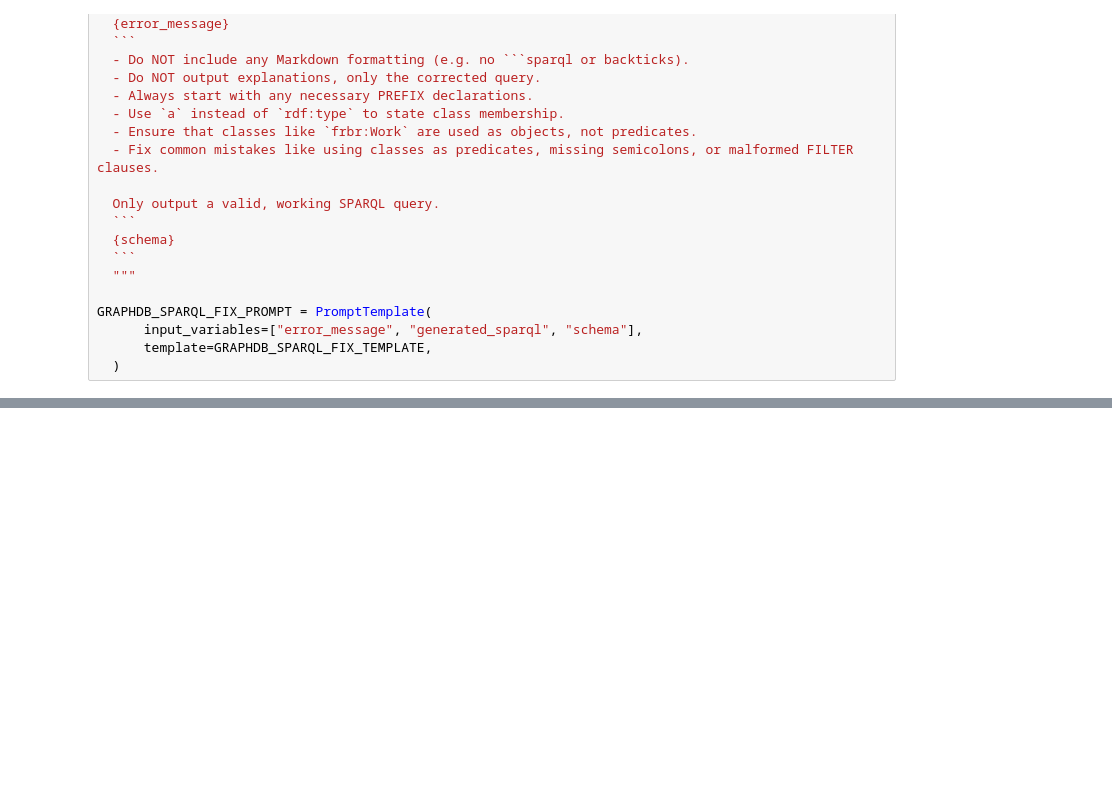
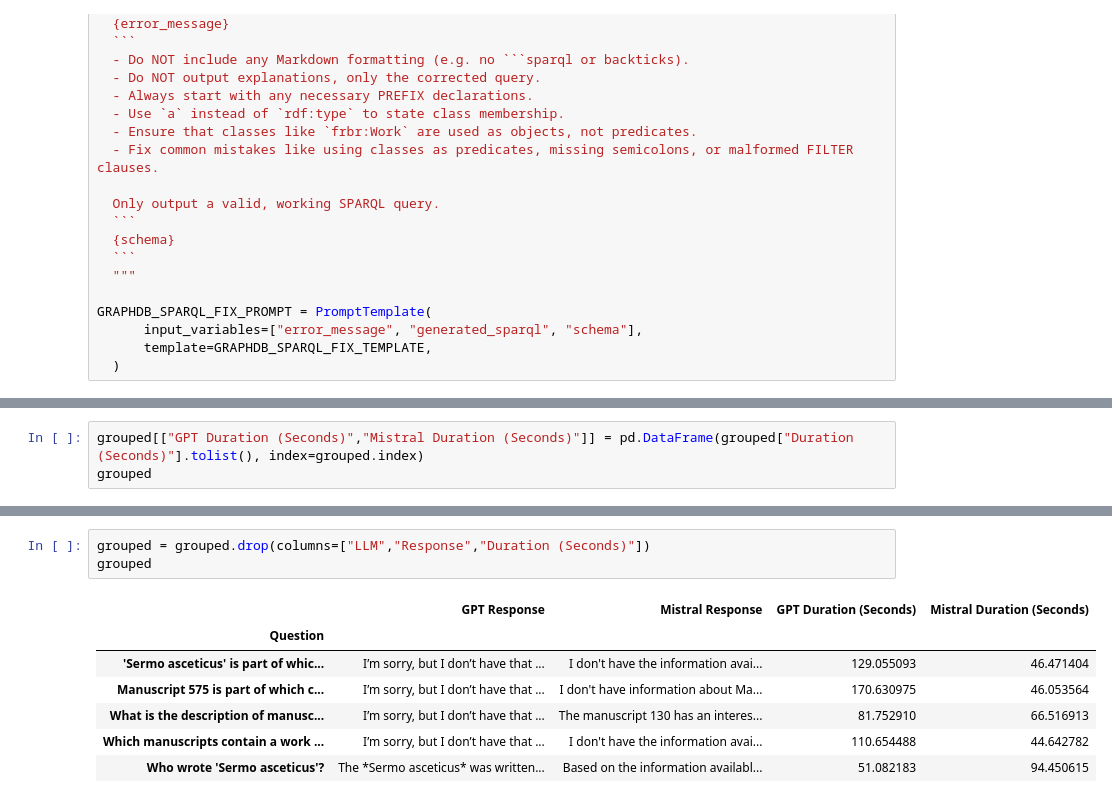
Before and after one commit to sjhuskey/coptic_metadata_viewer, a Jupyter notebook: llm-test.ipynb, the cells around one changed output, grey strips where cells are left out. Drawn from its saved outputs; the diff is of its cells as text; blank space fills up the shorter version.

```diff
--- a/llm-test.ipynb
+++ b/llm-test.ipynb
@@ -277,0 +339,3 @@ TypeError: LLMRouter.invoke() got an unexpected keyword argument 'stop'
+# %%
+grouped[["GPT Duration (Seconds)","Mistral Duration (Seconds)"]] = pd.DataFrame(grouped["Duration (Seconds)"].tolist(), index=grouped.index)
+grouped
@@ -277,0 +350,11 @@ TypeError: LLMRouter.invoke() got an unexpected keyword argument 'stop'
+# %%
+grouped = grouped.drop(columns=["LLM","Response","Duration (Seconds)"])
+grouped
+# %% [output]
+|  | GPT Response | Mistral Response | GPT Duration (Seconds) | Mistral Duration (Seconds) |
+| Question |  |  |  |  |
+| 'Sermo asceticus' is part of whic... | I’m sorry, but I don’t have that ... | I don't have the information avai... | 129.055093 | 46.471404 |
+| Manuscript 575 is part of which c... | I’m sorry, but I don’t have that ... | I don't have information about Ma... | 170.630975 | 46.053564 |
+| What is the description of manusc... | I’m sorry, but I don’t have that ... | The manuscript 130 has an interes... | 81.752910 | 66.516913 |
+| Which manuscripts contain a work ... | I’m sorry, but I don’t have that ... | I don't have the information avai... | 110.654488 | 44.642782 |
+| Who wrote 'Sermo asceticus'? | The *Sermo asceticus* was written... | Based on the information availabl... | 51.082183 | 94.450615 |
```
Also changed, not shown: parts of 18 cells of this notebook.
